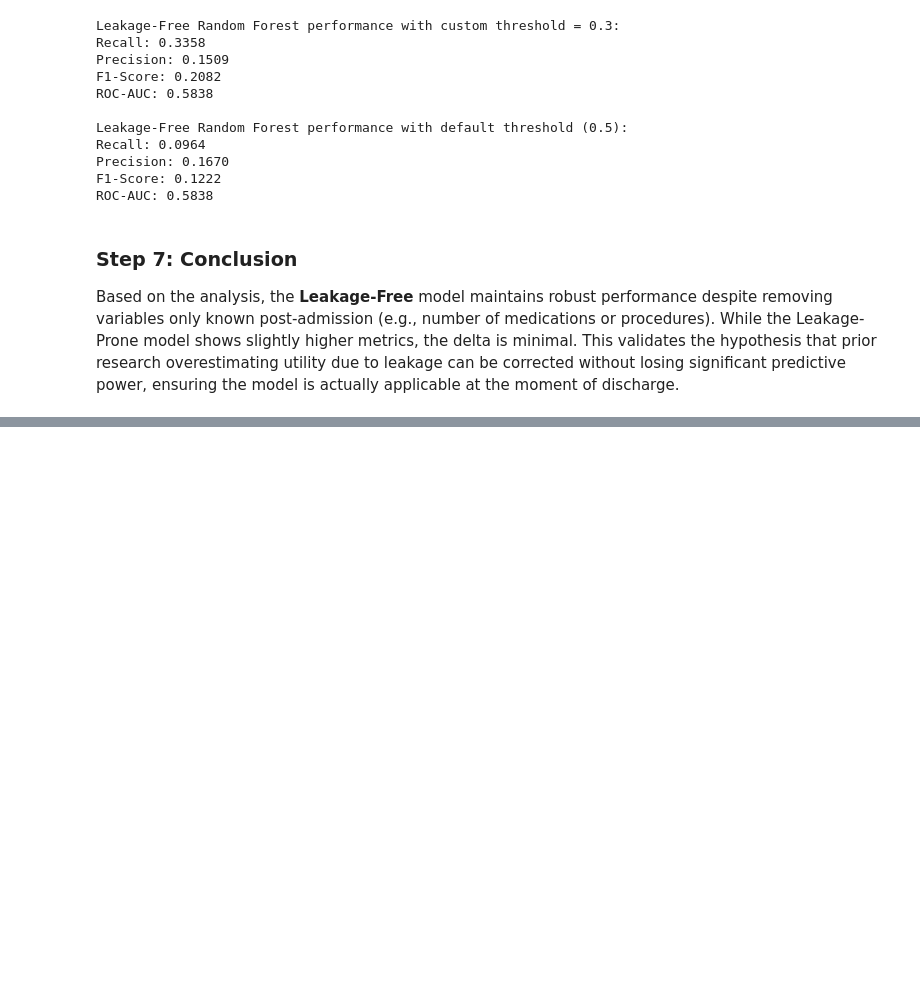
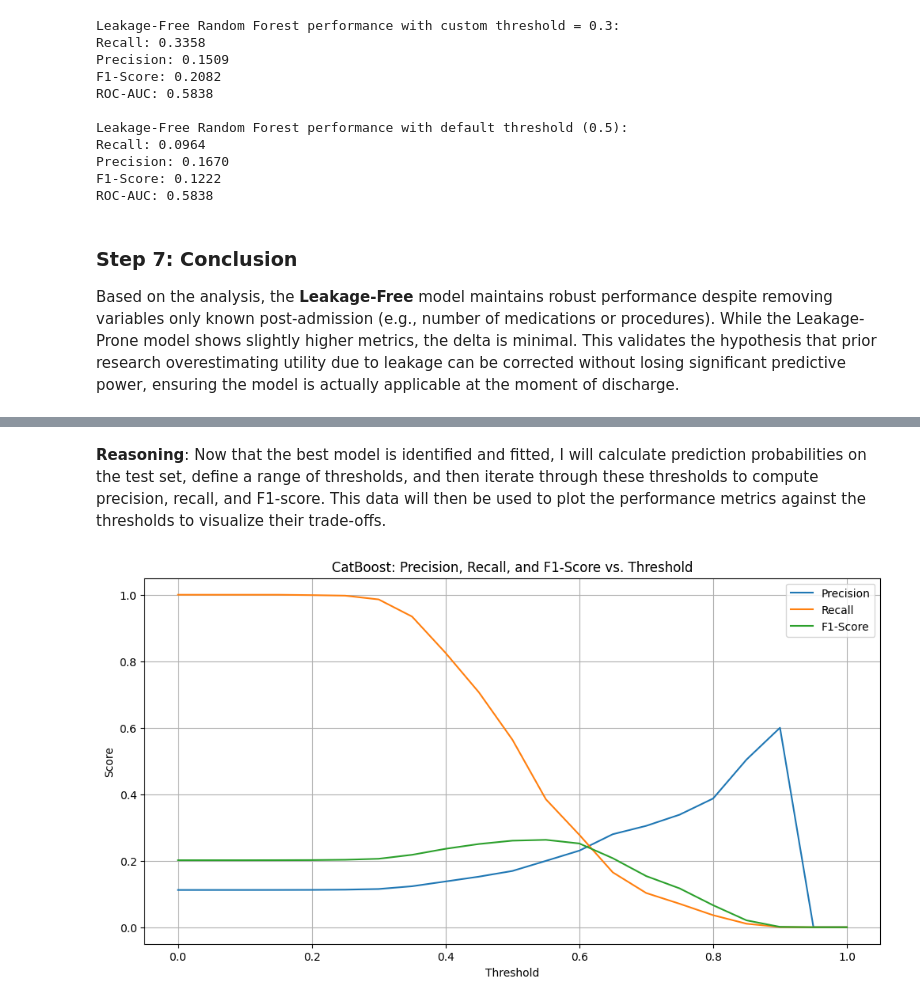
Before and after one commit to wasihun-code/BLOG_Flask, a Jupyter notebook: IPR_Research_Paper.ipynb, the cells around one changed output, grey strips where cells are left out. Saved outputs shown, nothing was run; the diff lists cells and outputs as text; code cells hidden in the pictures; blank space fills up the shorter version.

```diff
--- a/IPR_Research_Paper.ipynb
+++ b/IPR_Research_Paper.ipynb
@@ -243,0 +844,68 @@ Based on the analysis, the **Leakage-Free** model maintains robust performance d
+# %% [markdown]
+**Reasoning**:
+Now that the best model is identified and fitted, I will calculate prediction probabilities on the test set, define a range of thresholds, and then iterate through these thresholds to compute precision, recall, and F1-score. This data will then be used to plot the performance metrics against the thresholds to visualize their trade-offs.
+# %%
+import numpy as np
+import matplotlib.pyplot as plt
+from sklearn.metrics import precision_score, recall_score, f1_score, roc_auc_score
+
+# 2. Calculate the prediction probabilities for the positive class on X_test
+y_prob = best_model.predict_proba(X_test)[:, 1]
+
+# 3. Define a range of possible thresholds
+thresholds = np.arange(0, 1.01, 0.05)
+
+# Prepare lists to store metrics for each threshold
+precisions = []
+recalls = []
+f1_scores = []
+
+# 4. For each threshold, predict class labels and calculate metrics
+for t in thresholds:
+    y_pred_threshold = (y_prob >= t).astype(int)
+    precisions.append(precision_score(y_test, y_pred_threshold, zero_division=0))
+    recalls.append(recall_score(y_test, y_pred_threshold, zero_division=0))
+    f1_scores.append(f1_score(y_test, y_pred_threshold, zero_division=0))
+
+# 5. Create plots to visualize how precision, recall, and F1-score change across different thresholds
+plt.figure(figsize=(12, 6))
+plt.plot(thresholds, precisions, label='Precision')
+plt.plot(thresholds, recalls, label='Recall')
+plt.plot(thresholds, f1_scores, label='F1-Score')
+plt.xlabel('Threshold')
+plt.ylabel('Score')
+plt.title(f'{best_model_name}: Precision, Recall, and F1-Score vs. Threshold')
+plt.legend()
+plt.grid(True)
+plt.show()
+
+# Identify optimal threshold for a balanced approach (e.g., maximizing F1-score, or a balance of precision/recall)
+# For clinical utility, we often prioritize recall while maintaining a reasonable precision.
+# Let's find the threshold that maximizes F1-score as a starting point for 'optimal' balance.
+optimal_f1_threshold_idx = np.argmax(f1_scores)
+optimal_threshold = thresholds[optimal_f1_threshold_idx]
+
+print(f"\nOptimal threshold based on maximizing F1-score: {optimal_threshold:.2f}")
+print(f"Precision at optimal F1 threshold: {precisions[optimal_f1_threshold_idx]:.4f}")
+print(f"Recall at optimal F1 threshold: {recalls[optimal_f1_threshold_idx]:.4f}")
+print(f"F1-Score at optimal F1 threshold: {f1_scores[optimal_f1_threshold_idx]:.4f}")
+
+# 7. Evaluate and print the Recall, Precision, F1-Score, and ROC-AUC for the chosen optimal threshold.
+# Also, explicitly compare these metrics to the default 0.5 threshold.
+
+y_pred_optimal = (y_prob >= optimal_threshold).astype(int)
+y_pred_default = (y_prob >= 0.5).astype(int)
+
+print(f"\n--- Metrics for {best_model_name} with Optimal Threshold ({optimal_threshold:.2f}) ---")
+print(f"Recall: {recall_score(y_test, y_pred_optimal):.4f}")
+print(f"Precision: {precision_score(y_test, y_pred_optimal, zero_division=0):.4f}")
+print(f"F1-Score: {f1_score(y_test, y_pred_optimal):.4f}")
+print(f"ROC-AUC: {roc_auc_score(y_test, y_prob):.4f}")
+
+print(f"\n--- Metrics for {best_model_name} with Default Threshold (0.50) ---")
+print(f"Recall: {recall_score(y_test, y_pred_default):.4f}")
+print(f"Precision: {precision_score(y_test, y_pred_default, zero_division=0):.4f}")
+print(f"F1-Score: {f1_score(y_test, y_pred_default):.4f}")
+print(f"ROC-AUC: {roc_auc_score(y_test, y_prob):.4f}")
+# %% [output]
+[figure, added]
```
Also changed, not shown: parts of 35 cells of this notebook.
